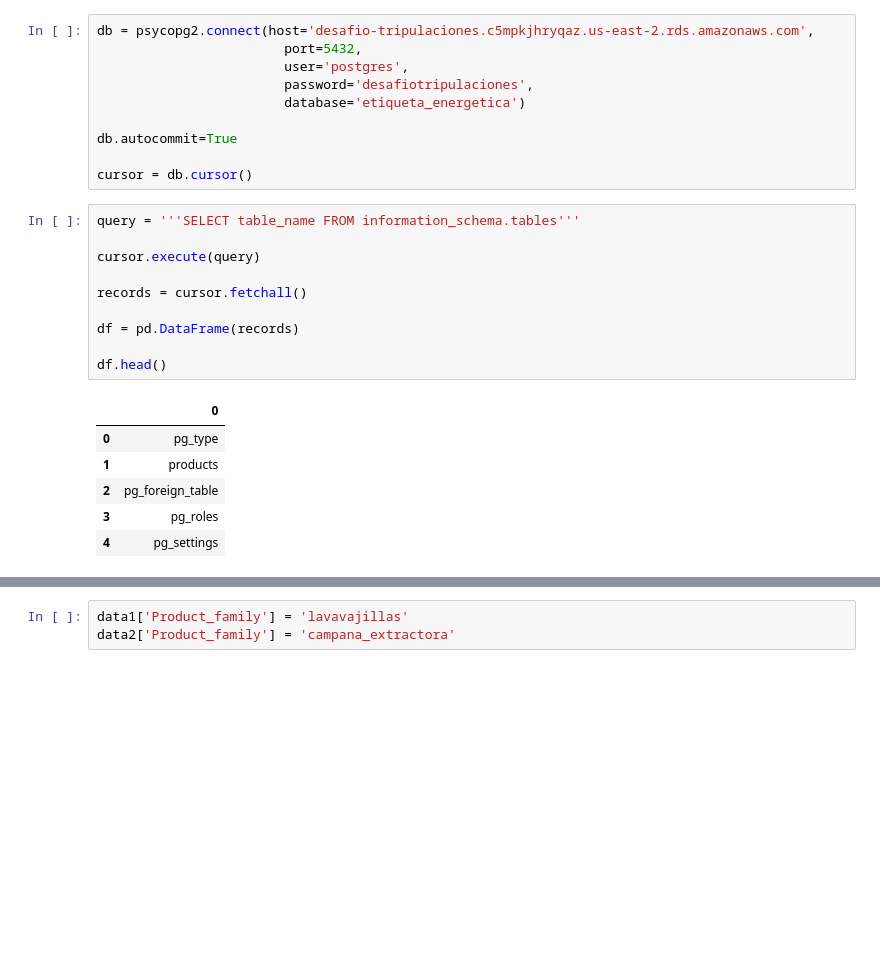
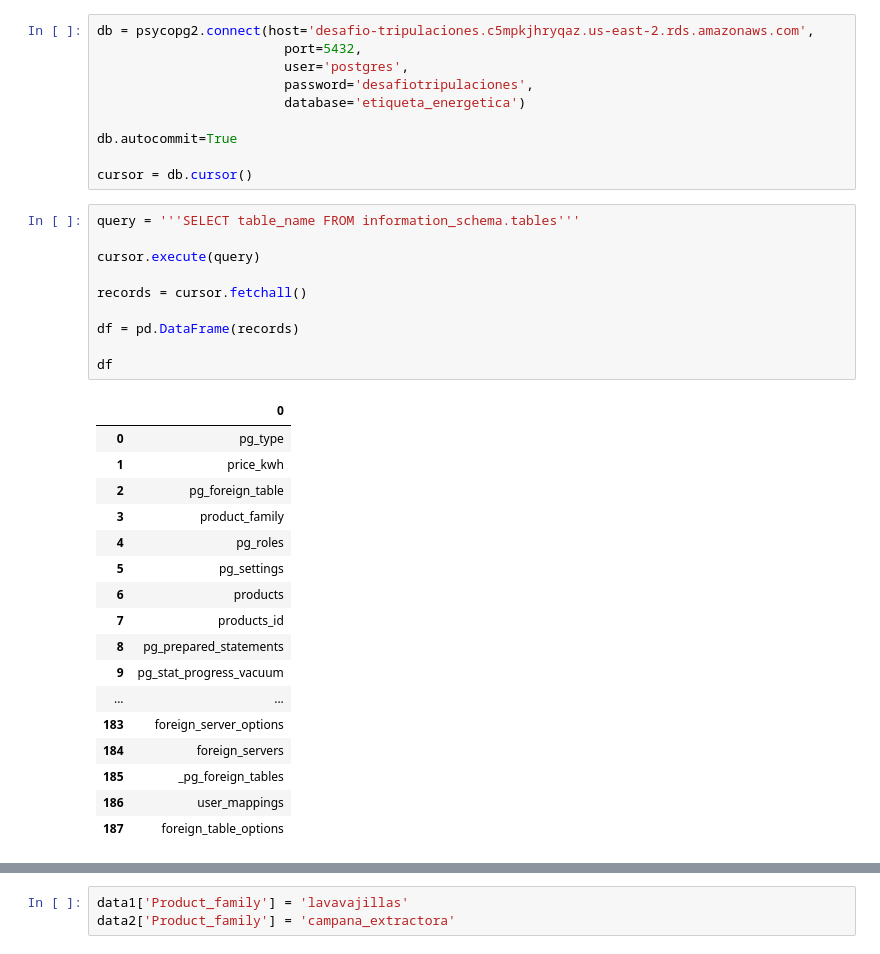
Before and after one commit to laurabarredaagusti/desafio_tripulaciones, a Jupyter notebook: notebooks/database.ipynb, the cells around one changed output, grey strips where cells are left out. Drawn from its saved outputs; the diff is of its cells as text; blank space fills up the shorter version.

```diff
--- a/notebooks/database.ipynb
+++ b/notebooks/database.ipynb
@@ -19,18 +19,29 @@ cursor = db.cursor()
 # %%
 query = '''SELECT table_name FROM information_schema.tables'''
 
 cursor.execute(query)
 
 records = cursor.fetchall()
 
 df = pd.DataFrame(records)
 
-df.head()
+df
 # %% [output]
 |  | 0 |
 | 0 | pg_type |
-| 1 | products |
+| 1 | price_kwh |
 | 2 | pg_foreign_table |
-| 3 | pg_roles |
-| 4 | pg_settings |
+| 3 | product_family |
+| 4 | pg_roles |
+| 5 | pg_settings |
+| 6 | products |
+| 7 | products_id |
+| 8 | pg_prepared_statements |
+| 9 | pg_stat_progress_vacuum |
+| ... | ... |
+| 183 | foreign_server_options |
+| 184 | foreign_servers |
+| 185 | _pg_foreign_tables |
+| 186 | user_mappings |
+| 187 | foreign_table_options |
 # %%
```
Also changed, not shown: parts of 37 cells of this notebook, 4 other files.
